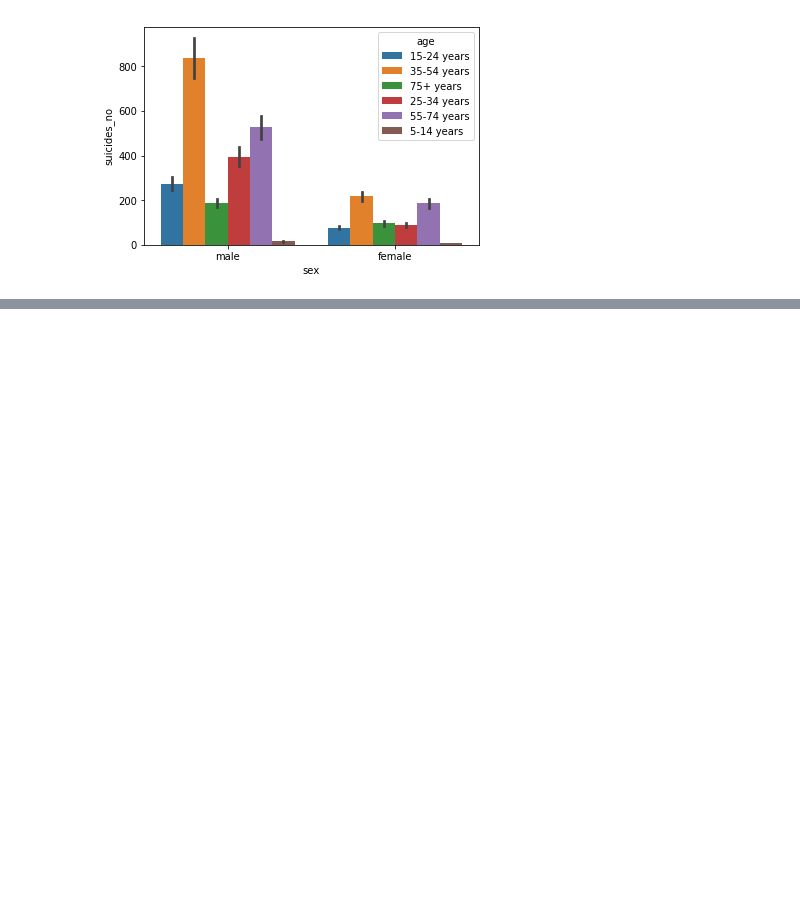
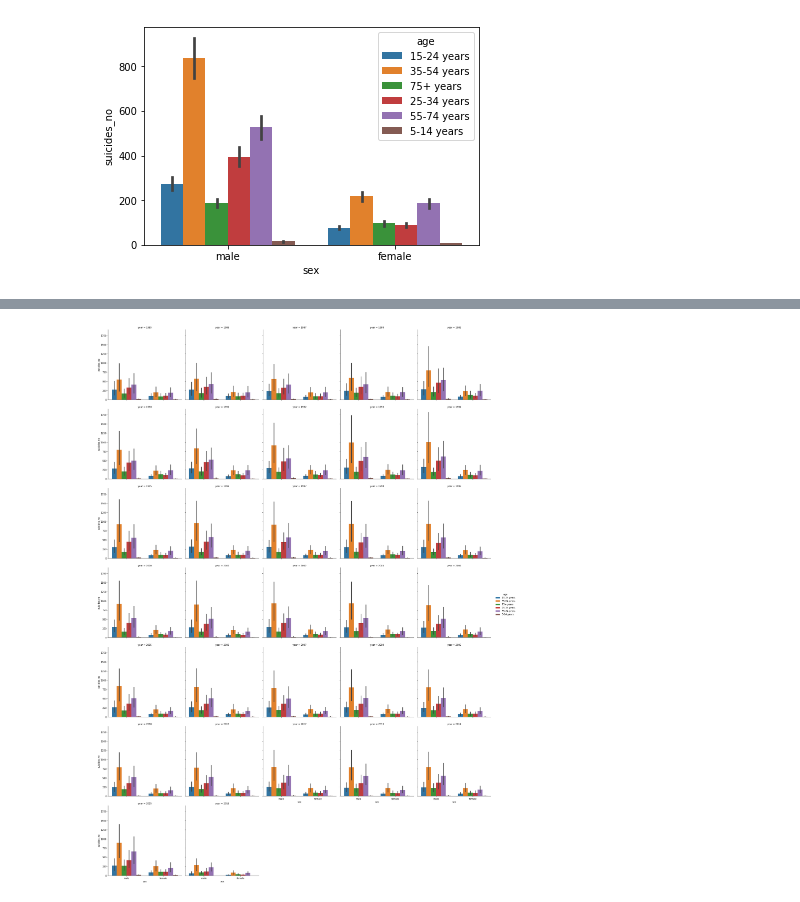
Before and after one commit to damikanye/capstone-project, a Jupyter notebook: Capstone project.ipynb, the cells around one changed output, grey strips where cells are left out. Drawn from its saved outputs; the diff is of its cells as text; code cells hidden in the pictures; blank space fills up the shorter version.

```diff
--- a/Capstone project.ipynb
+++ b/Capstone project.ipynb
@@ -61,0 +72,5 @@ p = sns.barplot(x='sex', y='suicides_no', hue='age', data=df)
+# %%
+#the number of suicides for both males and females of different age groups for every year from 1985 to 2016
+p = sns.catplot('sex','suicides_no',hue='age',col='year',data=df,kind='bar',col_wrap=5)
+# %% [output]
+[figure, added]
```
Also changed, not shown: parts of 6 cells of this notebook, 8 other files.
